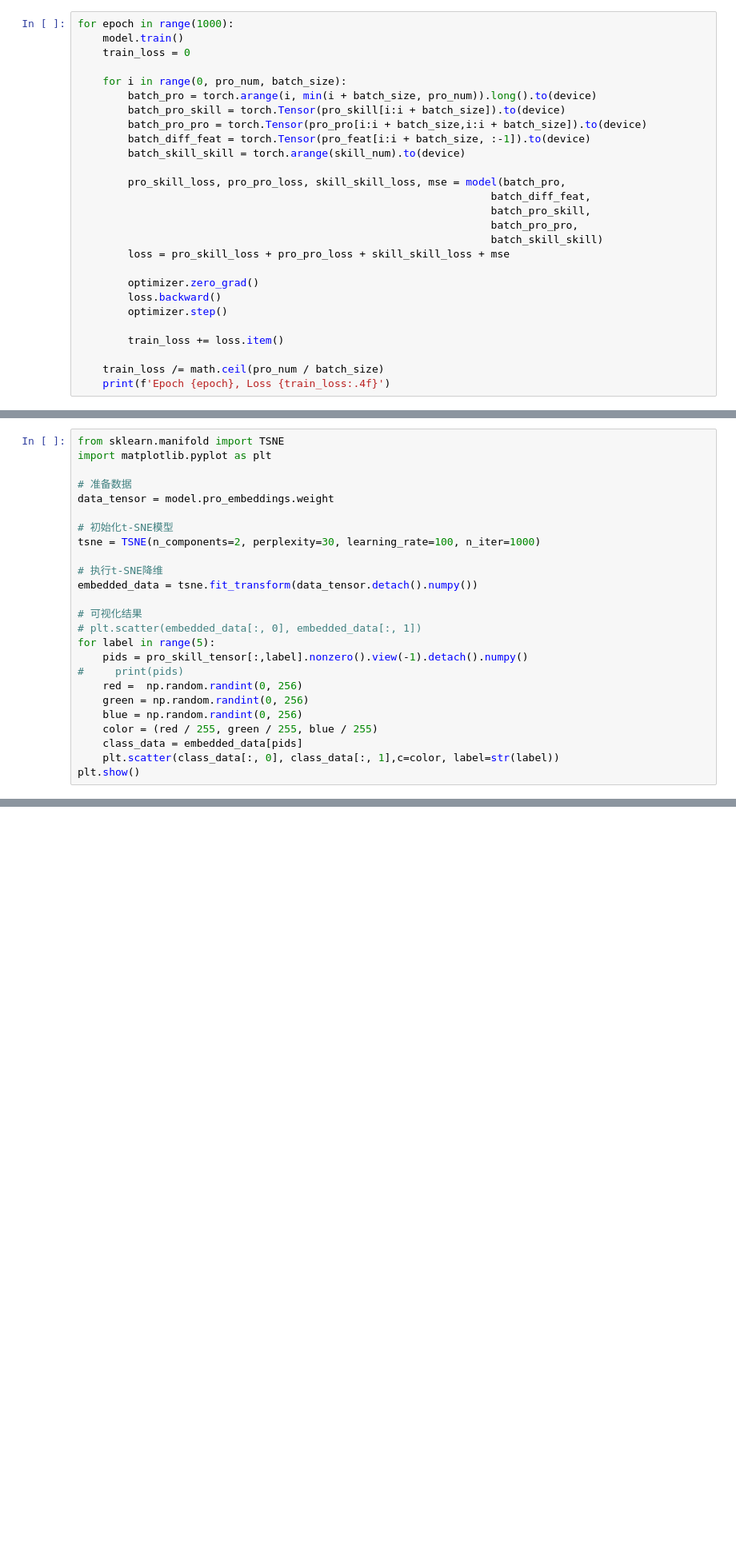
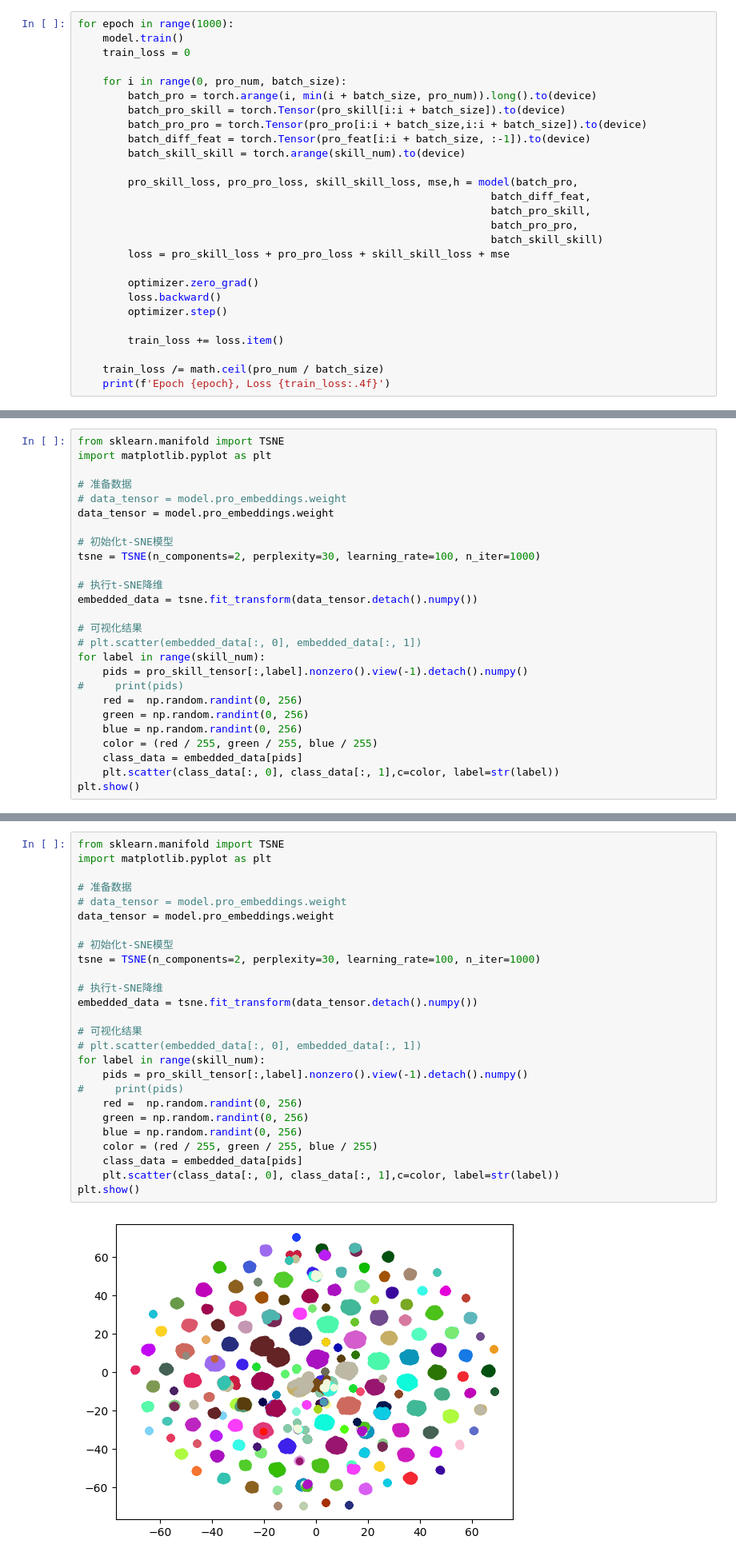
Before and after one commit to callmeliuchu/pebg, a Jupyter notebook: Untitled.ipynb, the cells around one changed output, grey strips where cells are left out. Shown: that part at 80% size. Drawn from its saved outputs; the diff is of its cells as text; blank space fills up the shorter version.

```diff
--- a/Untitled.ipynb
+++ b/Untitled.ipynb
@@ -138,7 +157,7 @@ for epoch in range(1000):
         batch_diff_feat = torch.Tensor(pro_feat[i:i + batch_size, :-1]).to(device)
         batch_skill_skill = torch.arange(skill_num).to(device)
 
-        pro_skill_loss, pro_pro_loss, skill_skill_loss, mse = model(batch_pro,
+        pro_skill_loss, pro_pro_loss, skill_skill_loss, mse,h = model(batch_pro,
                                                                   batch_diff_feat,
                                                                   batch_pro_skill,
                                                                   batch_pro_pro,
@@ -211,6 +218,7 @@ from sklearn.manifold import TSNE
 import matplotlib.pyplot as plt
 
 # 准备数据
+# data_tensor = model.pro_embeddings.weight
 data_tensor = model.pro_embeddings.weight
 
 # 初始化t-SNE模型
@@ -221,7 +229,7 @@ embedded_data = tsne.fit_transform(data_tensor.detach().numpy())
 
 # 可视化结果
 # plt.scatter(embedded_data[:, 0], embedded_data[:, 1])
-for label in range(5):
+for label in range(skill_num):
     pids = pro_skill_tensor[:,label].nonzero().view(-1).detach().numpy()
 #     print(pids)
     red =  np.random.randint(0, 256)
@@ -233,0 +278,28 @@ plt.show()
+# %%
+from sklearn.manifold import TSNE
+import matplotlib.pyplot as plt
+
+# 准备数据
+# data_tensor = model.pro_embeddings.weight
+data_tensor = model.pro_embeddings.weight
+
+# 初始化t-SNE模型
+tsne = TSNE(n_components=2, perplexity=30, learning_rate=100, n_iter=1000)
+
+# 执行t-SNE降维
+embedded_data = tsne.fit_transform(data_tensor.detach().numpy())
+
+# 可视化结果
+# plt.scatter(embedded_data[:, 0], embedded_data[:, 1])
+for label in range(skill_num):
+    pids = pro_skill_tensor[:,label].nonzero().view(-1).detach().numpy()
+#     print(pids)
+    red =  np.random.randint(0, 256)
+    green = np.random.randint(0, 256)
+    blue = np.random.randint(0, 256)
+    color = (red / 255, green / 255, blue / 255)
+    class_data = embedded_data[pids]
+    plt.scatter(class_data[:, 0], class_data[:, 1],c=color, label=str(label))
+plt.show()
+# %% [output]
+[figure, added]
```
Also changed, not shown: parts of 11 cells of this notebook, 2 other files.
